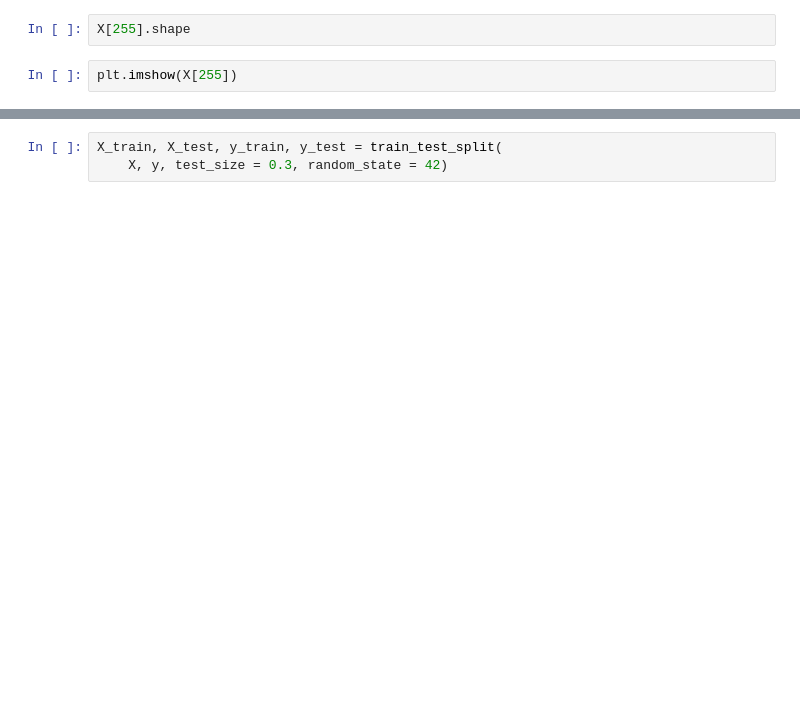
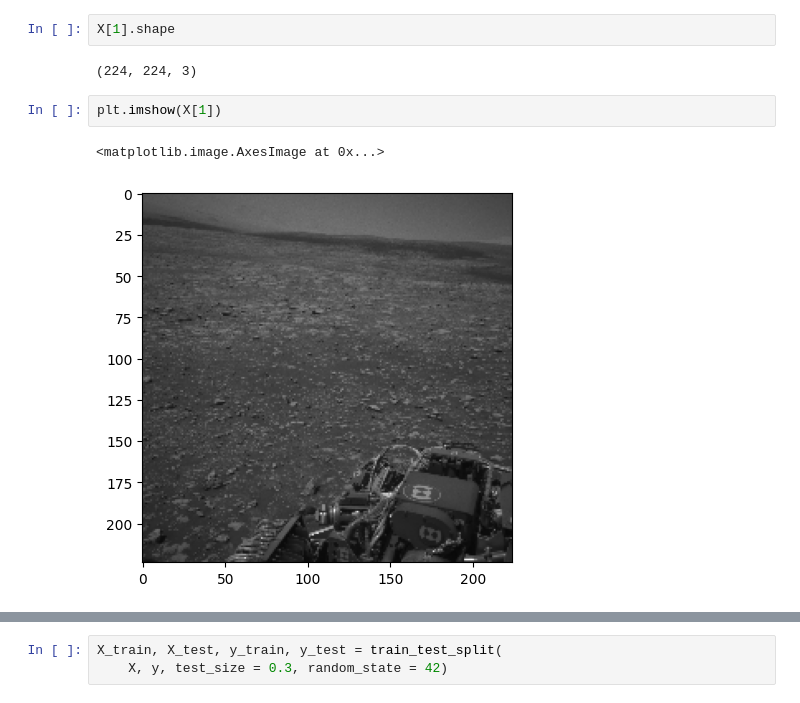
Before and after one commit to TigerManon/drive-on-mars, a Jupyter notebook: U-Net Test.ipynb, the cells around one changed output, grey strips where cells are left out. Saved outputs shown, nothing was run; the diff lists cells and outputs as text; blank space fills up the shorter version.

```diff
--- a/U-Net Test.ipynb
+++ b/U-Net Test.ipynb
@@ -77,5 +91,10 @@ FileNotFoundError: [Errno 2] No such file or directory: '/home/valerio/code/Vale
 # %%
-X[255].shape
+X[1].shape
+# %% [output]
+(224, 224, 3)
 # %%
-plt.imshow(X[255])
+plt.imshow(X[1])
+# %% [output]
+<matplotlib.image.AxesImage at 0x...>
+[figure, added]
 # %%
```
Also changed, not shown: parts of 10 cells of this notebook.
